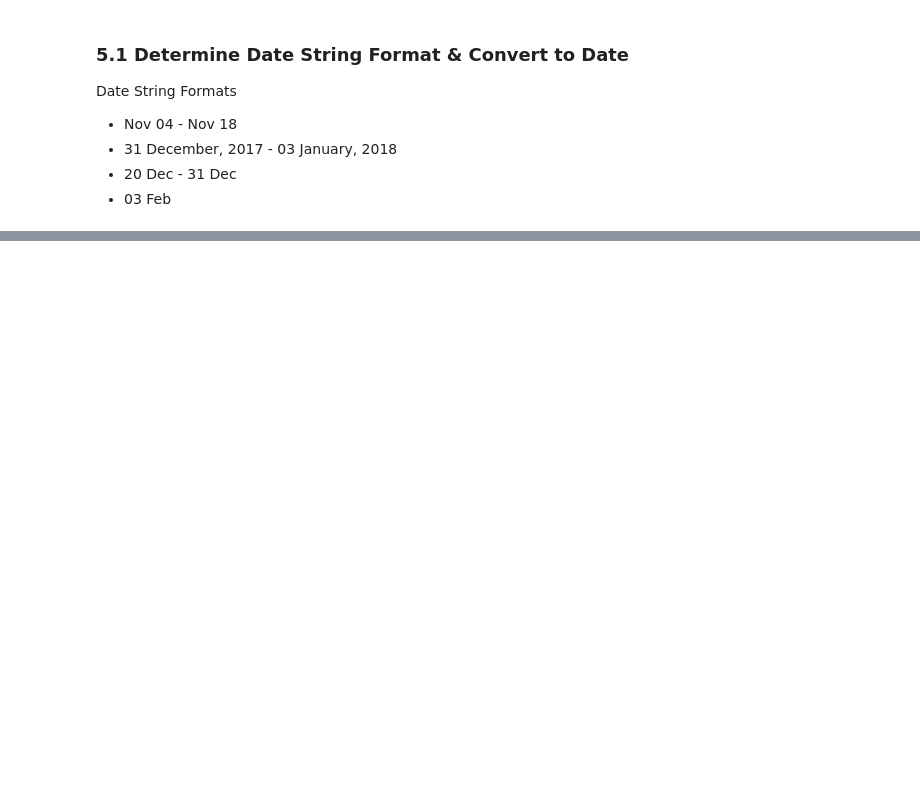
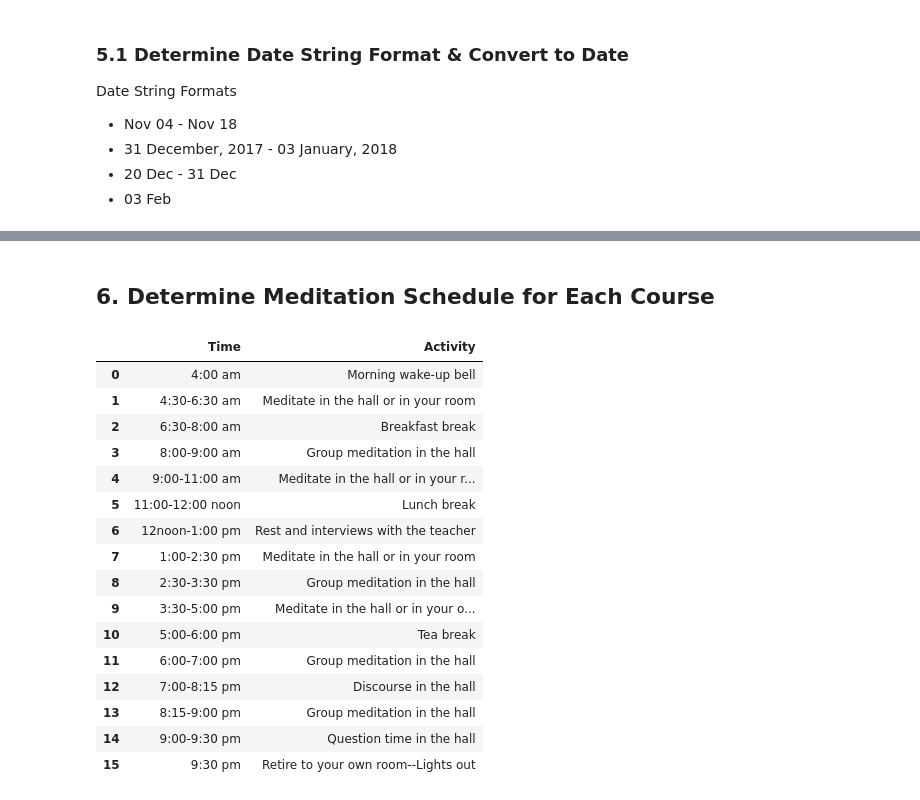
Before and after one commit to datananda/Vispassana, a Jupyter notebook: VipassanaScraper.ipynb, the cells around one changed output, grey strips where cells are left out. Cells and saved outputs as stored; diff of their text form; code cells hidden in the pictures; blank space fills up the shorter version.

Commit message:
retrieve course timetable

```diff
--- a/VipassanaScraper.ipynb
+++ b/VipassanaScraper.ipynb
@@ -195,0 +195,24 @@ def date_parser(date_str, year):
+# %% [markdown]
+## 6. Determine Meditation Schedule for Each Course
+# %%
+timetable = pd.read_html('http://www.pali.dhamma.org/time-table')[0]
+timetable = timetable.rename(columns={0: 'Time', 1: 'Activity'})
+timetable
+# %% [output]
+|  | Time | Activity |
+| 0 | 4:00 am | Morning wake-up bell |
+| 1 | 4:30-6:30 am | Meditate in the hall or in your room |
+| 2 | 6:30-8:00 am | Breakfast break |
+| 3 | 8:00-9:00 am | Group meditation in the hall |
+| 4 | 9:00-11:00 am | Meditate in the hall or in your r... |
+| 5 | 11:00-12:00 noon | Lunch break |
+| 6 | 12noon-1:00 pm | Rest and interviews with the teacher |
+| 7 | 1:00-2:30 pm | Meditate in the hall or in your room |
+| 8 | 2:30-3:30 pm | Group meditation in the hall |
+| 9 | 3:30-5:00 pm | Meditate in the hall or in your o... |
+| 10 | 5:00-6:00 pm | Tea break |
+| 11 | 6:00-7:00 pm | Group meditation in the hall |
+| 12 | 7:00-8:15 pm | Discourse in the hall |
+| 13 | 8:15-9:00 pm | Group meditation in the hall |
+| 14 | 9:00-9:30 pm | Question time in the hall |
+| 15 | 9:30 pm | Retire to your own room--Lights out |
```
Also changed, not shown: parts of 7 cells of this notebook.
